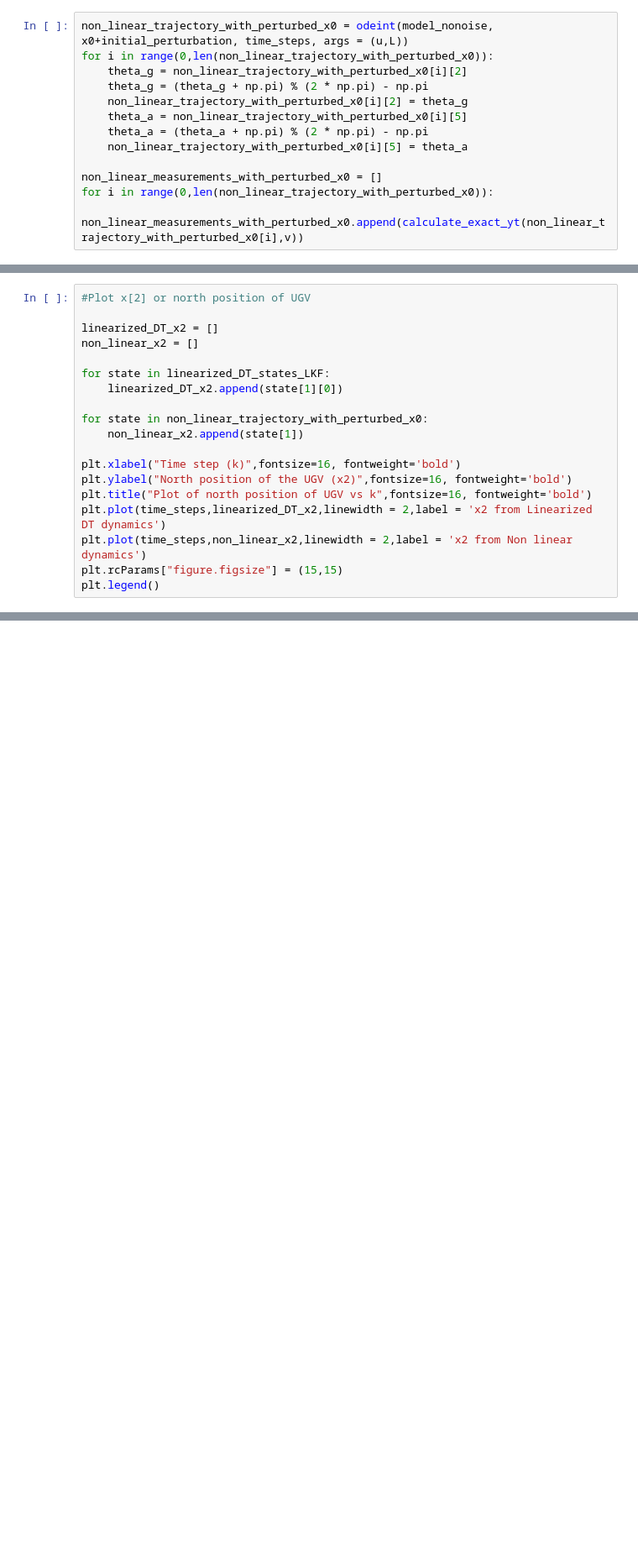
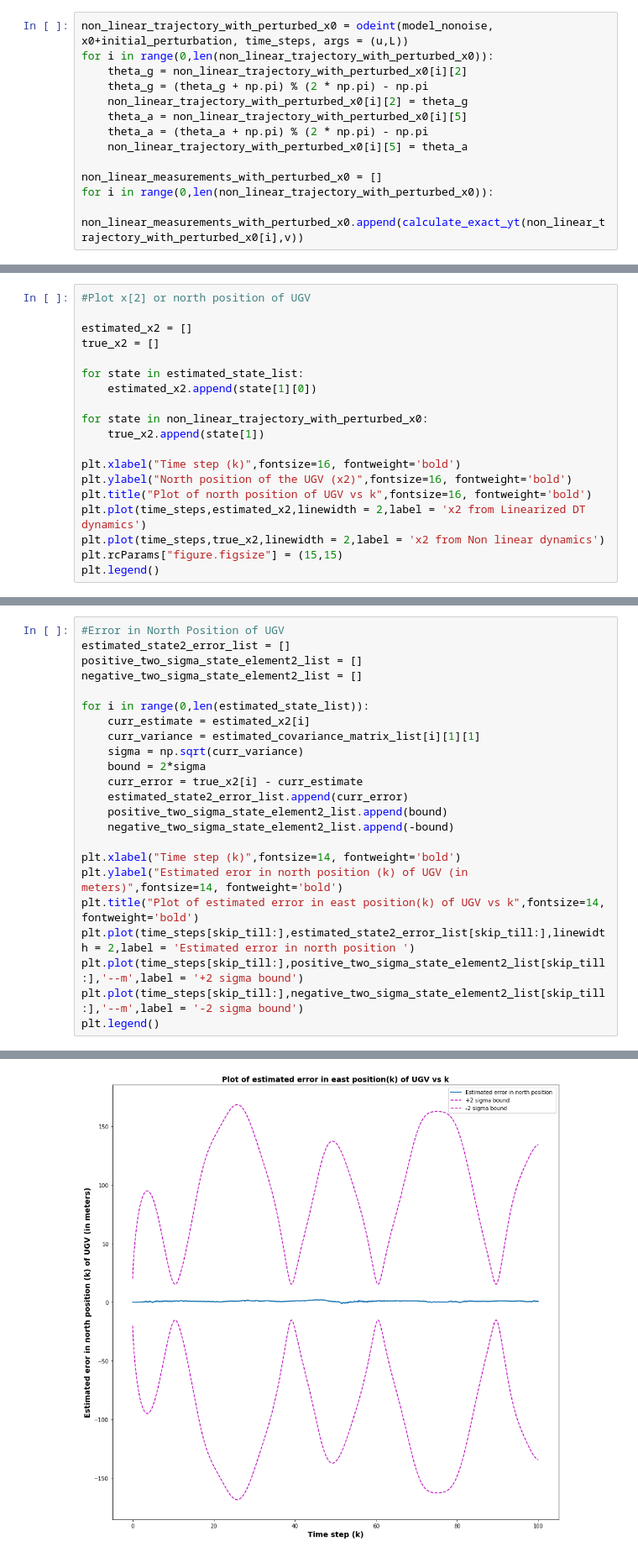
Before and after one commit to himanshugupta1009/robot_localization, a Jupyter notebook: Project_Report_2/LKF.ipynb, the cells around one changed output, grey strips where cells are left out. Shown at 84% size. Saved outputs shown, nothing was run; the diff lists cells and outputs as text; blank space fills up the shorter version.

```diff
--- a/Project_Report_2/LKF.ipynb
+++ b/Project_Report_2/LKF.ipynb
@@ -399,22 +427,46 @@ plt.legend()
 # %%
 #Plot x[2] or north position of UGV
 
-linearized_DT_x2 = []
-non_linear_x2 = []
+estimated_x2 = []
+true_x2 = []
 
-for state in linearized_DT_states_LKF:
-    linearized_DT_x2.append(state[1][0])
+for state in estimated_state_list:
+    estimated_x2.append(state[1][0])
 
 for state in non_linear_trajectory_with_perturbed_x0:
-    non_linear_x2.append(state[1])
+    true_x2.append(state[1])
 
 plt.xlabel("Time step (k)",fontsize=16, fontweight='bold')
 plt.ylabel("North position of the UGV (x2)",fontsize=16, fontweight='bold')
 plt.title("Plot of north position of UGV vs k",fontsize=16, fontweight='bold')
-plt.plot(time_steps,linearized_DT_x2,linewidth = 2,label = 'x2 from Linearized DT dynamics')
-plt.plot(time_steps,non_linear_x2,linewidth = 2,label = 'x2 from Non linear dynamics')
+plt.plot(time_steps,estimated_x2,linewidth = 2,label = 'x2 from Linearized DT dynamics')
+plt.plot(time_steps,true_x2,linewidth = 2,label = 'x2 from Non linear dynamics')
 plt.rcParams["figure.figsize"] = (15,15)
 plt.legend()
 # %% [output]
 <matplotlib.legend.Legend at 0x...>
 [figure]
+# %%
+#Error in North Position of UGV
+estimated_state2_error_list = []
+positive_two_sigma_state_element2_list = []
+negative_two_sigma_state_element2_list = []
+
+for i in range(0,len(estimated_state_list)):
+    curr_estimate = estimated_x2[i]
+    curr_variance = estimated_covariance_matrix_list[i][1][1]
+    sigma = np.sqrt(curr_variance)
+    bound = 2*sigma
+    curr_error = true_x2[i] - curr_estimate
+    estimated_state2_error_list.append(curr_error)
+    positive_two_sigma_state_element2_list.append(bound)
+    negative_two_sigma_state_element2_list.append(-bound)
+
+plt.xlabel("Time step (k)",fontsize=14, fontweight='bold')
+plt.ylabel("Estimated eror in north position (k) of UGV (in meters)",fontsize=14, fontweight='bold')
+plt.title("Plot of estimated error in east position(k) of UGV vs k",fontsize=14, fontweight='bold')
+plt.plot(time_steps[skip_till:],estimated_state2_error_list[skip_till:],linewidth = 2,label = 'Estimated error in north position ')
+plt.plot(time_steps[skip_till:],positive_two_sigma_state_element2_list[skip_till:],'--m',label = '+2 sigma bound')
+plt.plot(time_steps[skip_till:],negative_two_sigma_state_element2_list[skip_till:],'--m',label = '-2 sigma bound')
+plt.legend()
+# %% [output]
@@ -421,3 +474,4 @@ plt.legend()
+[figure, added]
 # %%
 #Plot x[3] or heading angle of UGV
 
```
Also changed, not shown: parts of 9 cells of this notebook.
